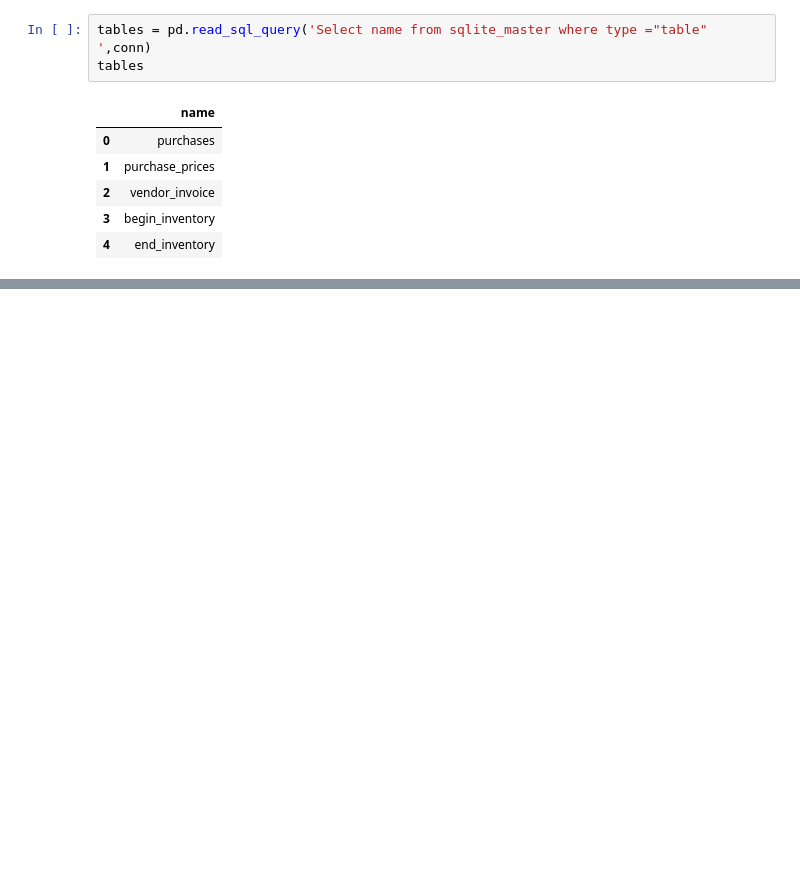
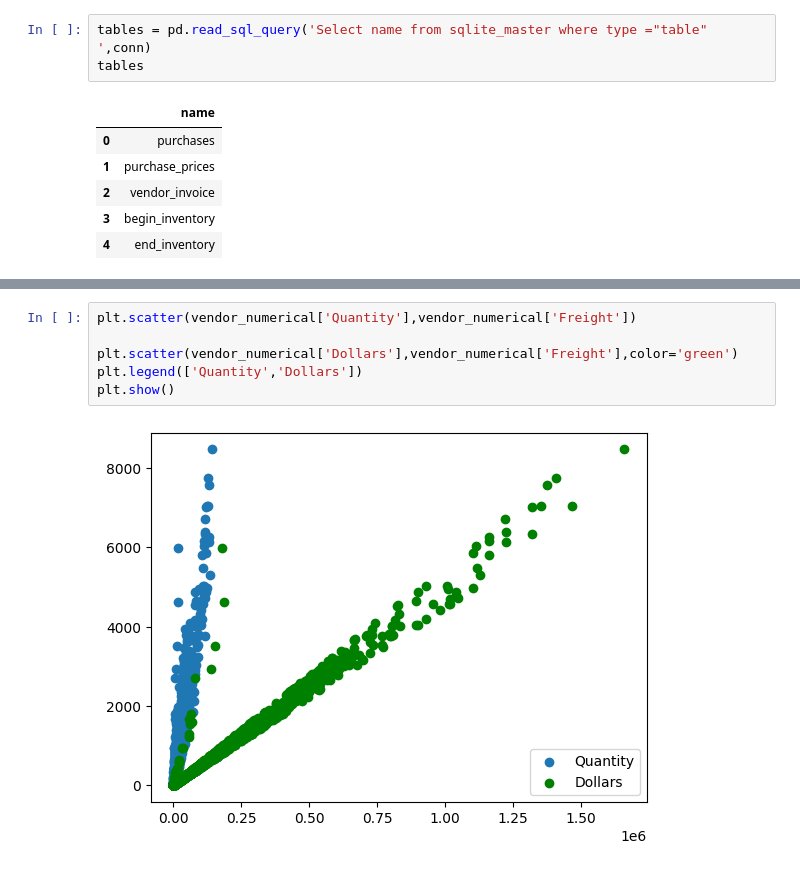
Before and after one commit to Prashantbhati7/invoice-intelligence, a Jupyter notebook: notebooks/freightCost.ipynb, the cells around one changed output, grey strips where cells are left out. Saved outputs shown, nothing was run; the diff lists cells and outputs as text; blank space fills up the shorter version.

```diff
--- a/notebooks/freightCost.ipynb
+++ b/notebooks/freightCost.ipynb
@@ -82,0 +118,8 @@ vendor_numberical.corr()      # positive correlation
+# %%
+plt.scatter(vendor_numerical['Quantity'],vendor_numerical['Freight'])
+
+plt.scatter(vendor_numerical['Dollars'],vendor_numerical['Freight'],color='green')
+plt.legend(['Quantity','Dollars'])
+plt.show()
+# %% [output]
+[figure, added]
```
Also changed, not shown: parts of 31 cells of this notebook, 6 other files.
